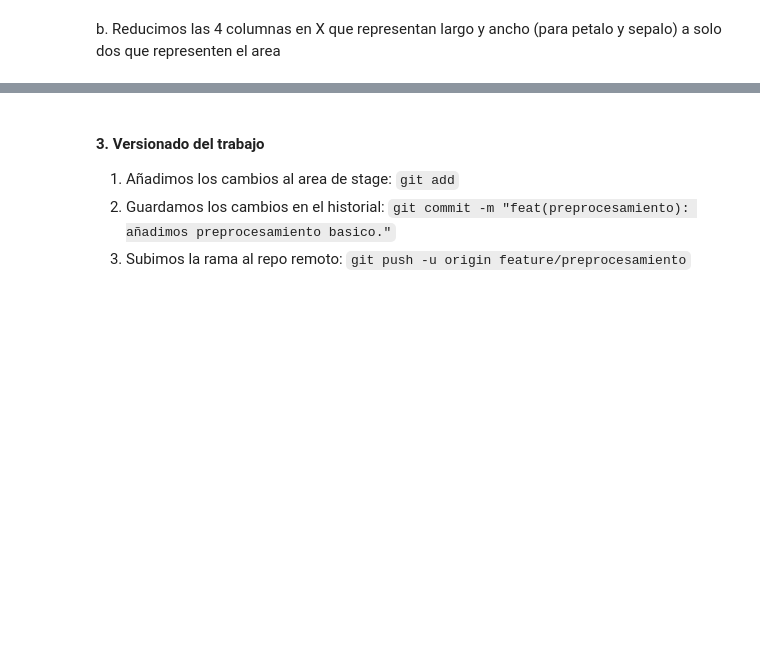
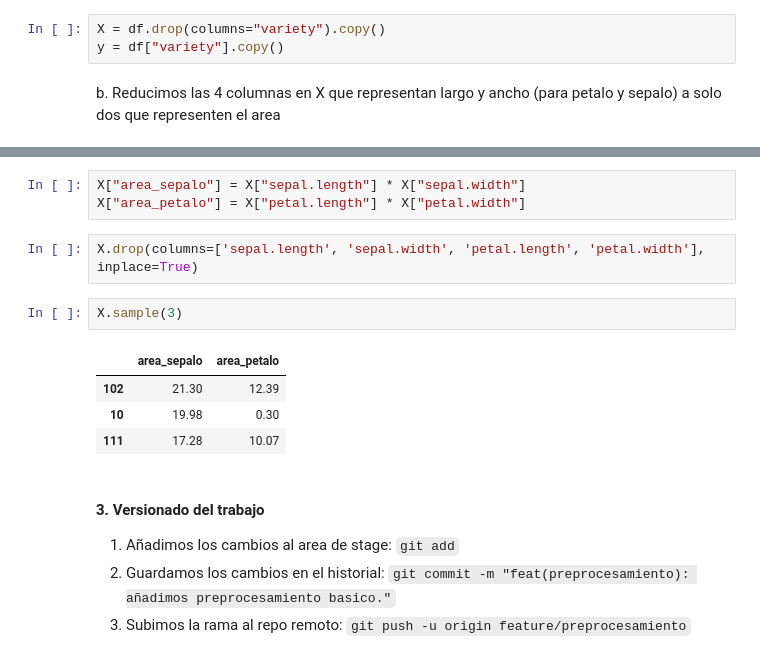
Before and after one commit to agustin-ammazzagatti/iris-classification, a Jupyter notebook: Clase42_git_github_ejemplo.ipynb, the cells around one changed output, grey strips where cells are left out. Cells and saved outputs as stored; diff of their text form; blank space fills up the shorter version.

```diff
--- a/Clase42_git_github_ejemplo.ipynb
+++ b/Clase42_git_github_ejemplo.ipynb
@@ -213,2 +214,5 @@ a. Separamos en X e y
+# %%
+X = df.drop(columns="variety").copy()
+y = df["variety"].copy()
 # %% [markdown]
 b. Reducimos las 4 columnas en X que representan largo y ancho (para petalo y sepalo) a solo dos que representen el area
@@ -218,3 +219,15 @@ Index(['sepal.length', 'sepal.width', 'petal.length', 'petal.width'], dtype='obj
+# %%
+X["area_sepalo"] = X["sepal.length"] * X["sepal.width"]
+X["area_petalo"] = X["petal.length"] * X["petal.width"]
+# %%
+X.drop(columns=['sepal.length', 'sepal.width', 'petal.length', 'petal.width'], inplace=True)
+# %%
+X.sample(3)
+# %% [output]
+|  | area_sepalo | area_petalo |
+| 102 | 21.30 | 12.39 |
+| 10 | 19.98 | 0.30 |
+| 111 | 17.28 | 10.07 |
 # %% [markdown]
 #### 3. Versionado del trabajo
 1. Añadimos los cambios al area de stage: `git add`
```
Also changed, not shown: parts of 4 cells of this notebook.
